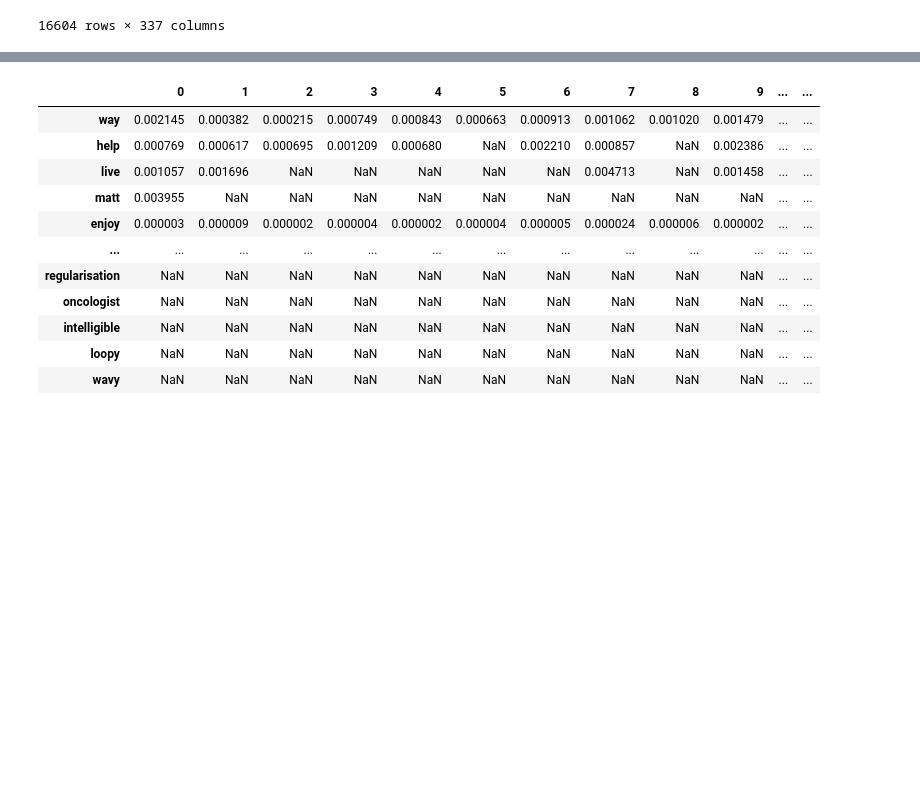
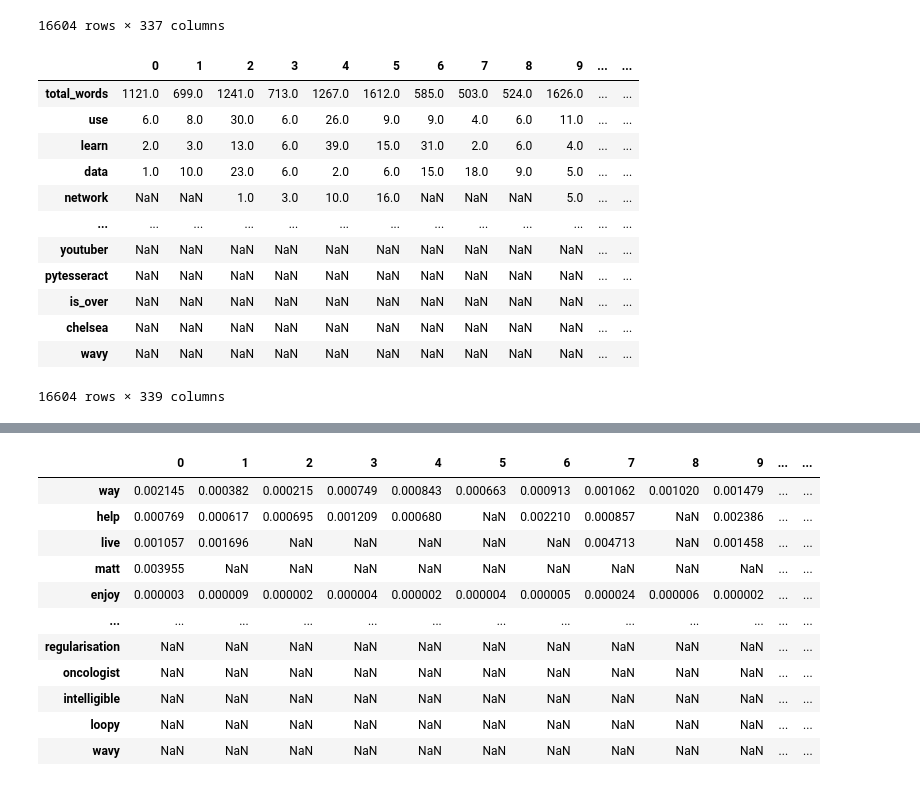
Before and after one commit to klesnkri/lsa-model, a Jupyter notebook: data.ipynb, the cells around one changed output, grey strips where cells are left out. Saved outputs shown, nothing was run; the diff lists cells and outputs as text; code cells hidden in the pictures; blank space fills up the shorter version.

Commit message:
data analysis

```diff
--- a/data.ipynb
+++ b/data.ipynb
@@ -128,3 +128,20 @@ df_frequency
 | loopy | NaN | NaN | NaN | NaN | NaN | NaN | NaN | NaN | NaN | NaN | ... | ... |
 | wavy | NaN | NaN | NaN | NaN | NaN | NaN | NaN | NaN | NaN | NaN | ... | ... |
 16604 rows × 337 columns
+# %%
+df_frequency['all'] = df_frequency.drop(columns='all').fillna(0).sum(axis=1)
+df_frequency.sort_values(by='all', ascending=False)
+# %% [output]
+|  | 0 | 1 | 2 | 3 | 4 | 5 | 6 | 7 | 8 | 9 | ... | ... |
+| total_words | 1121.0 | 699.0 | 1241.0 | 713.0 | 1267.0 | 1612.0 | 585.0 | 503.0 | 524.0 | 1626.0 | ... | ... |
+| use | 6.0 | 8.0 | 30.0 | 6.0 | 26.0 | 9.0 | 9.0 | 4.0 | 6.0 | 11.0 | ... | ... |
+| learn | 2.0 | 3.0 | 13.0 | 6.0 | 39.0 | 15.0 | 31.0 | 2.0 | 6.0 | 4.0 | ... | ... |
+| data | 1.0 | 10.0 | 23.0 | 6.0 | 2.0 | 6.0 | 15.0 | 18.0 | 9.0 | 5.0 | ... | ... |
+| network | NaN | NaN | 1.0 | 3.0 | 10.0 | 16.0 | NaN | NaN | NaN | 5.0 | ... | ... |
+| ... | ... | ... | ... | ... | ... | ... | ... | ... | ... | ... | ... | ... |
+| youtuber | NaN | NaN | NaN | NaN | NaN | NaN | NaN | NaN | NaN | NaN | ... | ... |
+| pytesseract | NaN | NaN | NaN | NaN | NaN | NaN | NaN | NaN | NaN | NaN | ... | ... |
+| is_over | NaN | NaN | NaN | NaN | NaN | NaN | NaN | NaN | NaN | NaN | ... | ... |
+| chelsea | NaN | NaN | NaN | NaN | NaN | NaN | NaN | NaN | NaN | NaN | ... | ... |
+| wavy | NaN | NaN | NaN | NaN | NaN | NaN | NaN | NaN | NaN | NaN | ... | ... |
+16604 rows × 339 columns
```
Also changed, not shown: parts of 1 cell of this notebook, 1 other file.
